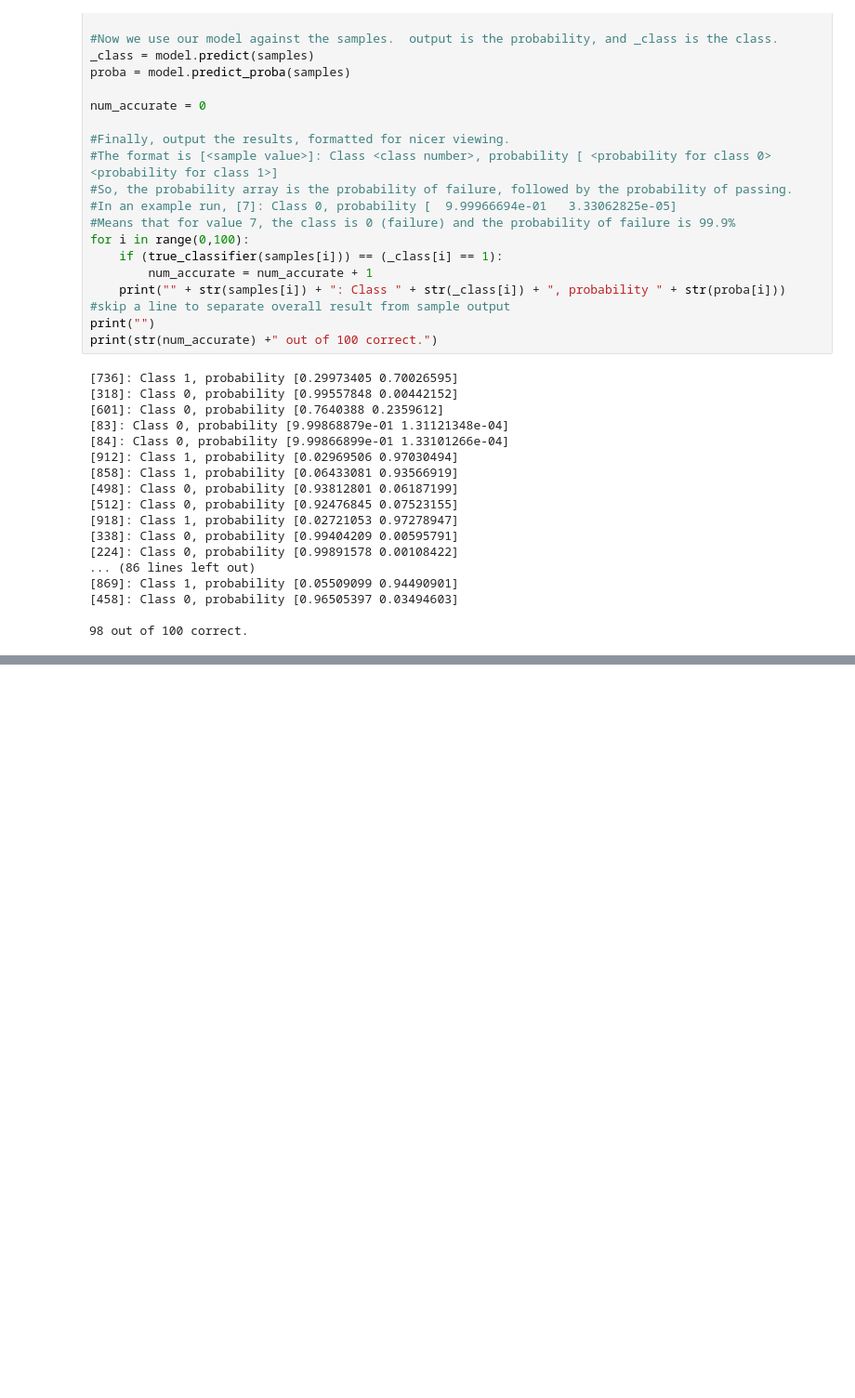
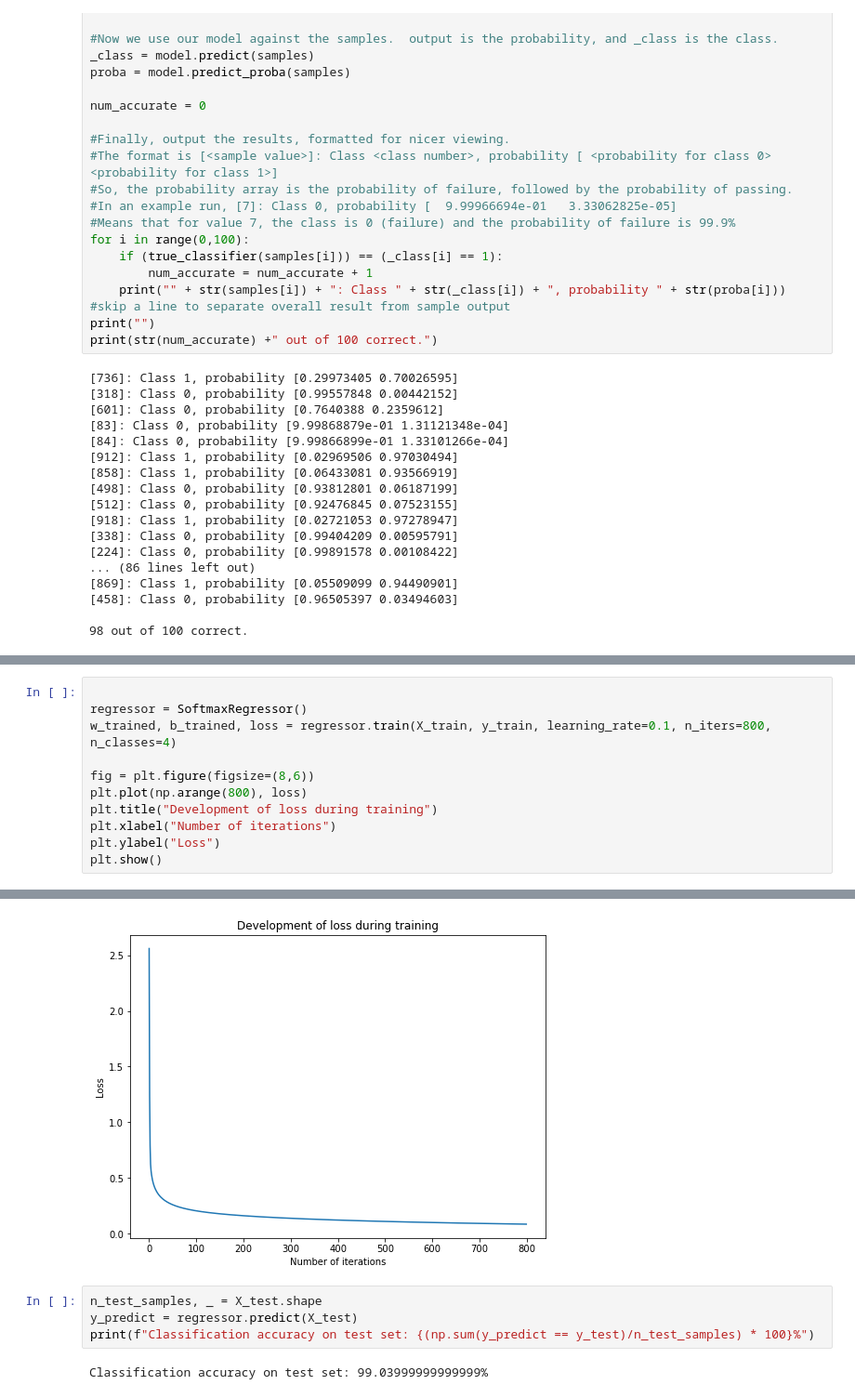
Before and after one commit to SamLiu666/AI, a Jupyter notebook: algorithm/2 逻辑回归.ipynb, the cells around one changed output, grey strips where cells are left out. Shown at 93% size. Cells and saved outputs as stored; diff of their text form; blank space fills up the shorter version.

```diff
--- a/algorithm/2 逻辑回归.ipynb
+++ b/algorithm/2 逻辑回归.ipynb
@@ -198,0 +326,12 @@ print(str(num_accurate) +" out of 100 correct.")
+# %%
+
+regressor = SoftmaxRegressor()
+w_trained, b_trained, loss = regressor.train(X_train, y_train, learning_rate=0.1, n_iters=800, n_classes=4)
+
+fig = plt.figure(figsize=(8,6))
+plt.plot(np.arange(800), loss)
+plt.title("Development of loss during training")
+plt.xlabel("Number of iterations")
+plt.ylabel("Loss")
+plt.show()
+# %% [output]
@@ -198,0 +346,7 @@ print(str(num_accurate) +" out of 100 correct.")
+[figure, added]
+# %%
+n_test_samples, _ = X_test.shape
+y_predict = regressor.predict(X_test)
+print(f"Classification accuracy on test set: {(np.sum(y_predict == y_test)/n_test_samples) * 100}%")
+# %% [output]
+Classification accuracy on test set: 99.03999999999999%
```
Also changed, not shown: parts of 7 cells of this notebook, 4 other files.
